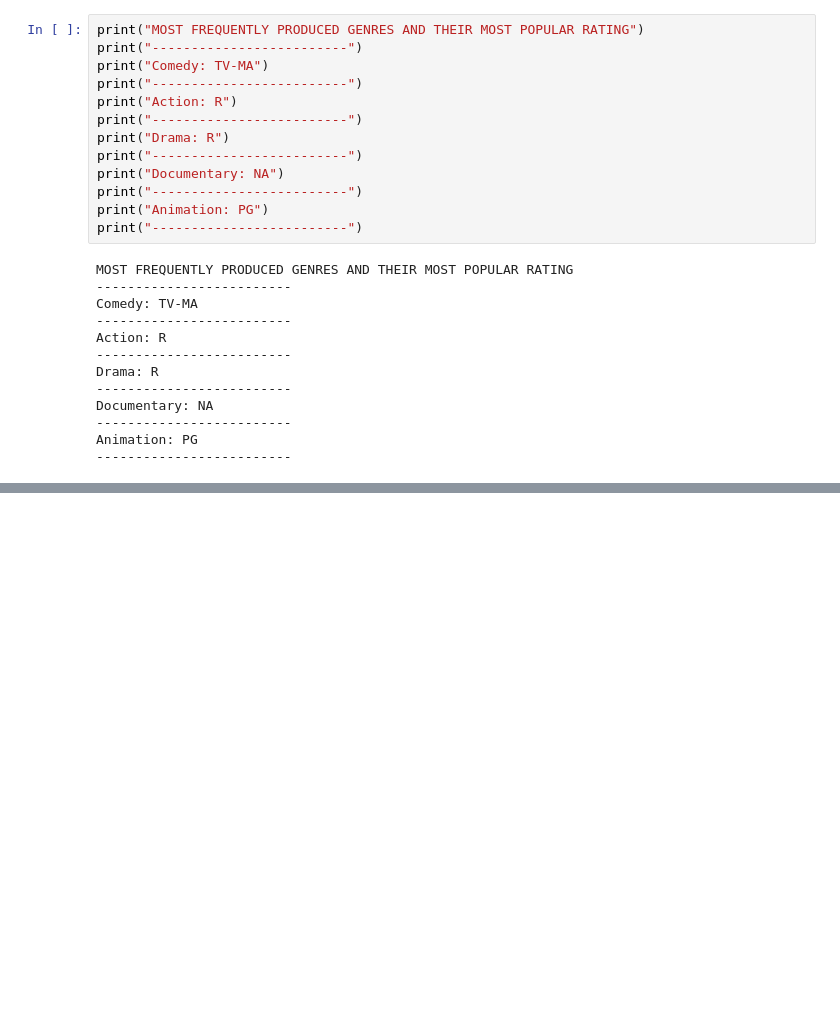
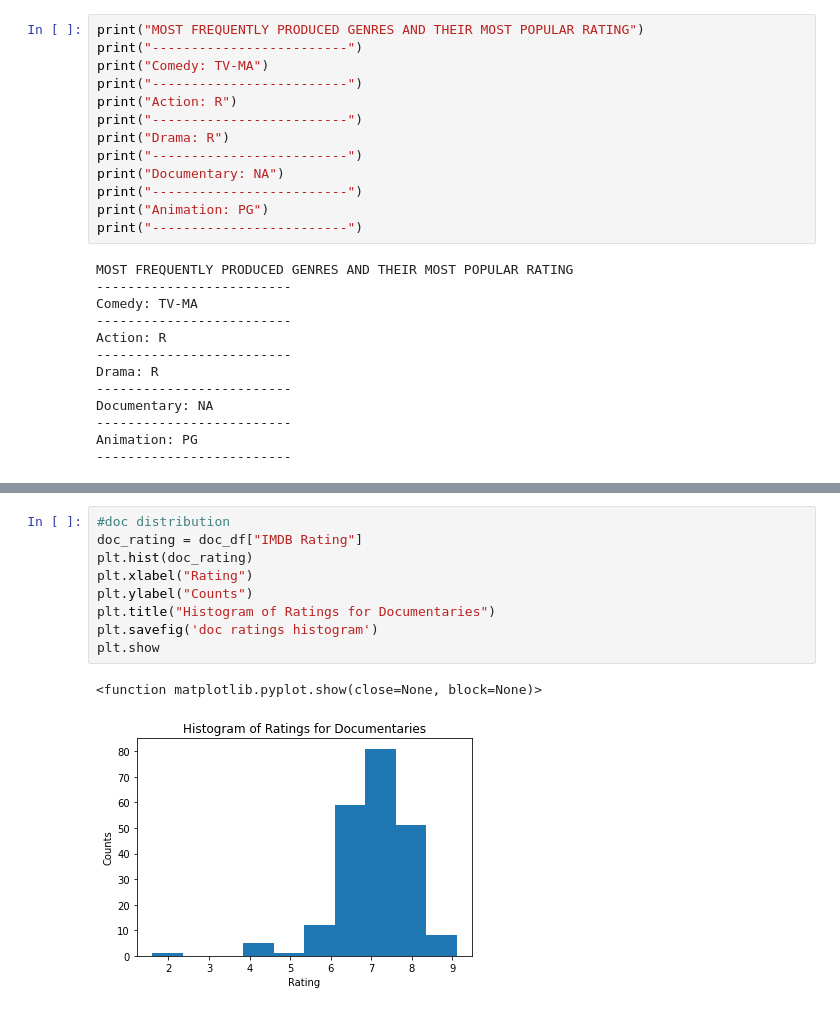
Before and after one commit to Joely0819/project1, a Jupyter notebook: Notebooks/Genre Sorting.ipynb, the cells around one changed output, grey strips where cells are left out. Drawn from its saved outputs; the diff is of its cells as text; blank space fills up the shorter version.

```diff
--- a/Notebooks/Genre Sorting.ipynb
+++ b/Notebooks/Genre Sorting.ipynb
@@ -518,0 +548,12 @@ Animation: PG
+# %%
+#doc distribution
+doc_rating = doc_df["IMDB Rating"]
+plt.hist(doc_rating)
+plt.xlabel("Rating")
+plt.ylabel("Counts")
+plt.title("Histogram of Ratings for Documentaries")
+plt.savefig('doc ratings histogram')
+plt.show
+# %% [output]
+<function matplotlib.pyplot.show(close=None, block=None)>
+[figure, added]
```
Also changed, not shown: parts of 3 cells of this notebook, 4 other files.
